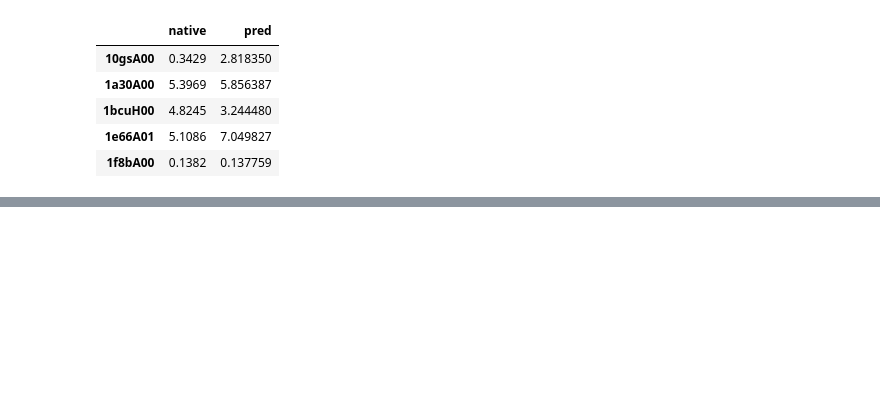
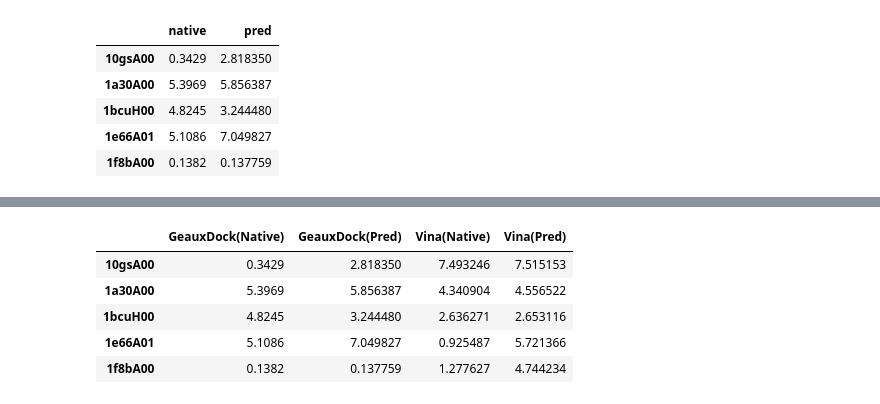
Before and after one commit to EricTing/casf-benchmark, a Jupyter notebook: casf_benchmark/analysis.ipynb, the cells around one changed output, grey strips where cells are left out. Drawn from its saved outputs; the diff is of its cells as text; code cells hidden in the pictures; blank space fills up the shorter version.

```diff
--- a/casf_benchmark/analysis.ipynb
+++ b/casf_benchmark/analysis.ipynb
@@ -72,0 +142,9 @@ df.describe()
+# %%
+df.head()
+# %% [output]
+|  | GeauxDock(Native) | GeauxDock(Pred) | Vina(Native) | Vina(Pred) |
+| 10gsA00 | 0.3429 | 2.818350 | 7.493246 | 7.515153 |
+| 1a30A00 | 5.3969 | 5.856387 | 4.340904 | 4.556522 |
+| 1bcuH00 | 4.8245 | 3.244480 | 2.636271 | 2.653116 |
+| 1e66A01 | 5.1086 | 7.049827 | 0.925487 | 5.721366 |
+| 1f8bA00 | 0.1382 | 0.137759 | 1.277627 | 4.744234 |
```
Also changed, not shown: parts of 15 cells of this notebook.
